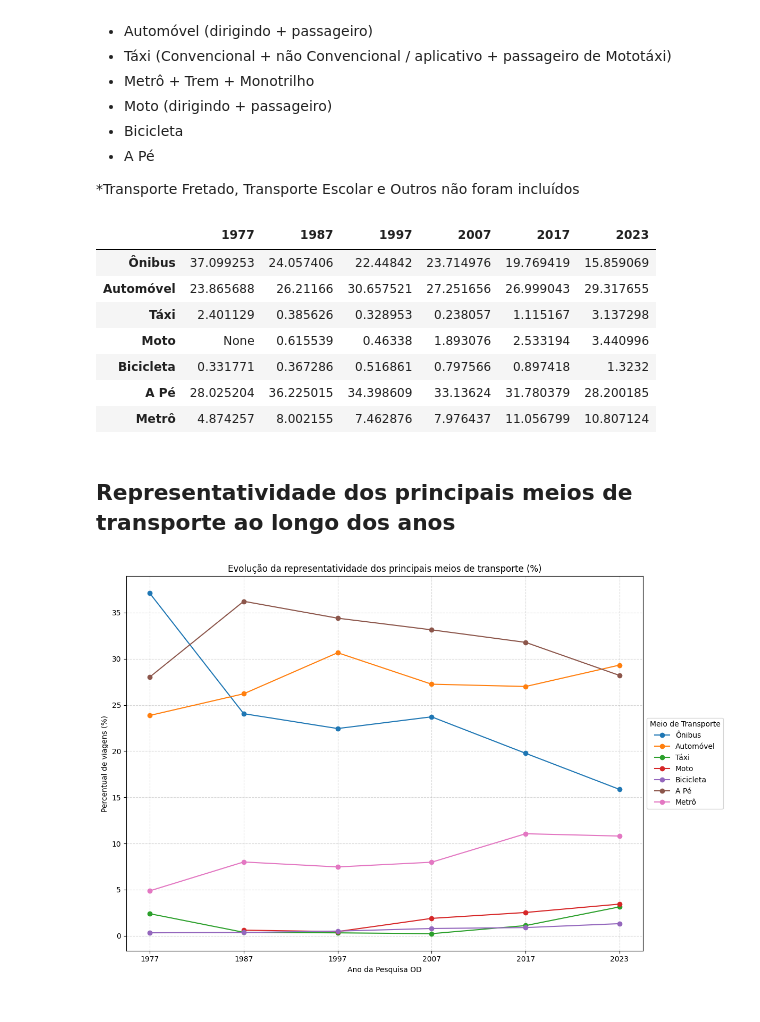
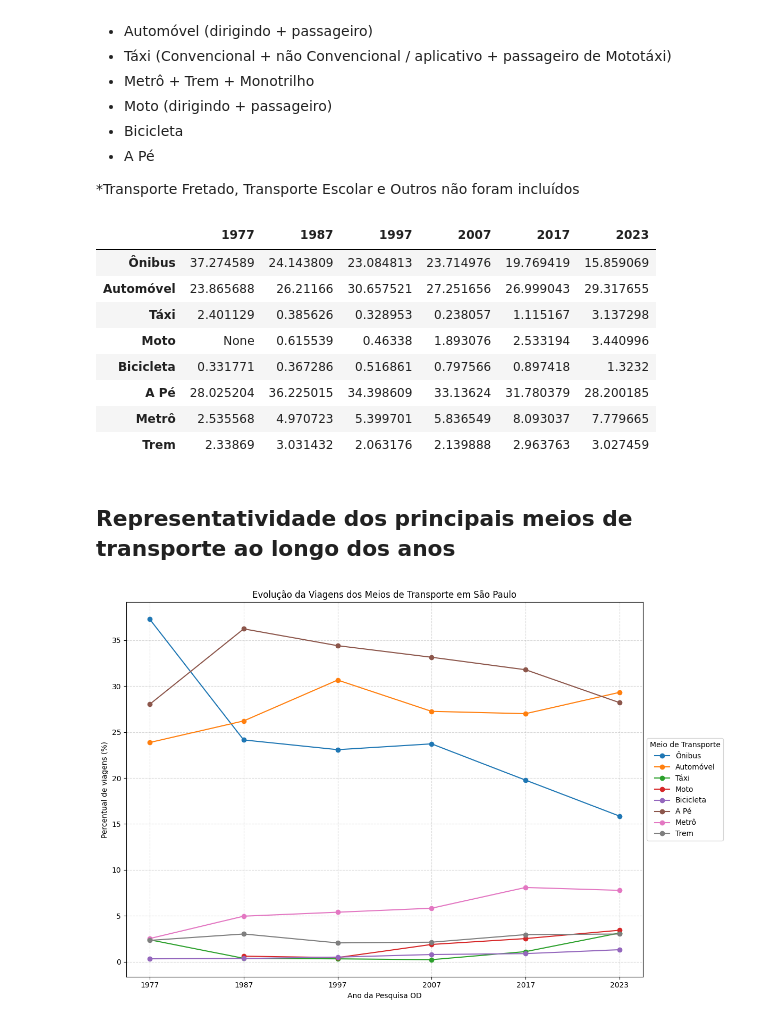
Before and after one commit to gustavo-rmontes/TCC, a Jupyter notebook: analysis_scripts/modes_over_years.ipynb, the cells around one changed output. Drawn from its saved outputs; the diff is of its cells as text; code cells hidden in the pictures.

Commit message:
refactor(modes_over_years): disaggregate Trem and Metrô values and include Lotação/Perua travels in Ônibus representative percentage

```diff
--- a/analysis_scripts/modes_over_years.ipynb
+++ b/analysis_scripts/modes_over_years.ipynb
@@ -210,13 +217,14 @@ main_modes_percent_97 = {
 main_modes_97_df = pd.DataFrame(main_modes_percent_97, index=["Percentual"]).T
 # %%
 # Adiciona os percentuais ao dataframe de análise final
-final_df.loc["Ônibus", "1997"] = main_modes_97_df.loc["Ônibus", "Percentual"]
+final_df.loc["Ônibus", "1997"] = main_modes_97_df.loc["Ônibus", "Percentual"] + main_modes_97_df.loc["Lotação/Perua", "Percentual"]
 final_df.loc["Automóvel", "1997"] = main_modes_97_df.loc["Dirigindo Automóvel", "Percentual"] + main_modes_97_df.loc["Passageiro de Automóvel", "Percentual"]
 final_df.loc["Táxi", "1997"] = main_modes_97_df.loc["Táxi", "Percentual"]
 final_df.loc["Moto", "1997"] = main_modes_97_df.loc["Moto", "Percentual"]
 final_df.loc["Bicicleta", "1997"] = main_modes_97_df.loc["Bicicleta", "Percentual"]
 final_df.loc["A Pé", "1997"] = main_modes_97_df.loc["A Pé", "Percentual"]
-final_df.loc["Metrô", "1997"] = main_modes_97_df.loc["Metrô", "Percentual"] + main_modes_97_df.loc["Trem", "Percentual"]
+final_df.loc["Metrô", "1997"] = main_modes_97_df.loc["Metrô", "Percentual"]
+final_df.loc["Trem", "1997"] = main_modes_97_df.loc["Trem", "Percentual"]
 final_df
 # %% [output]
 |  | 1977 | 1987 | 1997 | 2007 | 2017 | 2023 |
@@ -277,7 +286,8 @@ final_df.loc["Táxi", "2007"] = main_modes_07_df.loc["Táxi", "Percentual"]
 final_df.loc["Moto", "2007"] = main_modes_07_df.loc["Moto", "Percentual"]
 final_df.loc["Bicicleta", "2007"] = main_modes_07_df.loc["Bicicleta", "Percentual"]
 final_df.loc["A Pé", "2007"] = main_modes_07_df.loc["A pé", "Percentual"]
-final_df.loc["Metrô", "2007"] = main_modes_07_df.loc["Metrô", "Percentual"] + main_modes_07_df.loc["Trem", "Percentual"]
+final_df.loc["Metrô", "2007"] = main_modes_07_df.loc["Metrô", "Percentual"]
+final_df.loc["Trem", "2007"] = main_modes_07_df.loc["Trem", "Percentual"]
 final_df
 # %% [output]
 |  | 1977 | 1987 | 1997 | 2007 | 2017 | 2023 |
@@ -338,7 +349,8 @@ final_df.loc["Táxi", "2017"] = main_modes_17_df.loc["Táxi Convencional", "Perc
 final_df.loc["Moto", "2017"] = main_modes_17_df.loc["Dirigindo Moto", "Percentual"] + main_modes_17_df.loc["Passageiro Moto", "Percentual"]
 final_df.loc["Bicicleta", "2017"] = main_modes_17_df.loc["Bicicleta", "Percentual"]
 final_df.loc["A Pé", "2017"] = main_modes_17_df.loc["A Pé", "Percentual"]
-final_df.loc["Metrô", "2017"] = main_modes_17_df.loc["Metrô", "Percentual"] + main_modes_17_df.loc["Trem", "Percentual"] + main_modes_17_df.loc["Monotrilho", "Percentual"]
+final_df.loc["Metrô", "2017"] = main_modes_17_df.loc["Metrô", "Percentual"] + main_modes_17_df.loc["Monotrilho", "Percentual"]
+final_df.loc["Trem", "2017"] = main_modes_17_df.loc["Trem", "Percentual"]
 final_df
 # %% [output]
 |  | 1977 | 1987 | 1997 | 2007 | 2017 | 2023 |
@@ -400,30 +413,32 @@ final_df.loc["Táxi", "2023"] = main_modes_23_df.loc["Táxi Convencional", "Perc
 final_df.loc["Moto", "2023"] = main_modes_23_df.loc["Dirigindo Moto", "Percentual"] + main_modes_23_df.loc["Passageiro Moto", "Percentual"]
 final_df.loc["Bicicleta", "2023"] = main_modes_23_df.loc["Bicicleta", "Percentual"]
 final_df.loc["A Pé", "2023"] = main_modes_23_df.loc["A Pé", "Percentual"]
-final_df.loc["Metrô", "2023"] = main_modes_23_df.loc["Metrô", "Percentual"] + main_modes_23_df.loc["Trem", "Percentual"] + main_modes_23_df.loc["Monotrilho", "Percentual"]
+final_df.loc["Metrô", "2023"] = main_modes_23_df.loc["Metrô", "Percentual"]+ main_modes_23_df.loc["Monotrilho", "Percentual"]
+final_df.loc["Trem", "2023"] = main_modes_23_df.loc["Trem", "Percentual"]
 final_df
 # %% [output]
 |  | 1977 | 1987 | 1997 | 2007 | 2017 | 2023 |
-| Ônibus | 37.099253 | 24.057406 | 22.44842 | 23.714976 | 19.769419 | 15.859069 |
+| Ônibus | 37.274589 | 24.143809 | 23.084813 | 23.714976 | 19.769419 | 15.859069 |
 | Automóvel | 23.865688 | 26.21166 | 30.657521 | 27.251656 | 26.999043 | 29.317655 |
 | Táxi | 2.401129 | 0.385626 | 0.328953 | 0.238057 | 1.115167 | 3.137298 |
 | Moto | None | 0.615539 | 0.46338 | 1.893076 | 2.533194 | 3.440996 |
 | Bicicleta | 0.331771 | 0.367286 | 0.516861 | 0.797566 | 0.897418 | 1.3232 |
 | A Pé | 28.025204 | 36.225015 | 34.398609 | 33.13624 | 31.780379 | 28.200185 |
-| Metrô | 4.874257 | 8.002155 | 7.462876 | 7.976437 | 11.056799 | 10.807124 |
+| Metrô | 2.535568 | 4.970723 | 5.399701 | 5.836549 | 8.093037 | 7.779665 |
+| Trem | 2.33869 | 3.031432 | 2.063176 | 2.139888 | 2.963763 | 3.027459 |
 # %% [markdown]
 ## Representatividade dos principais meios de transporte ao longo dos anos
 # %%
 plt.figure(figsize=(12, 8))
 for mode in final_df.index:
     plt.plot(final_df.columns, final_df.loc[mode], marker='o', label=mode)
 
-plt.title('Evolução da representatividade dos principais meios de transporte (%)')
+plt.title('Evolução da Viagens dos Meios de Transporte em São Paulo')
 plt.xlabel('Ano da Pesquisa OD')
 plt.ylabel('Percentual de viagens (%)')
 plt.legend(title='Meio de Transporte', loc='center left', bbox_to_anchor=(1, 0.5))
 plt.grid(True, linestyle='--', alpha=0.5)
 plt.tight_layout()
 plt.show()
 # %% [output]
-[figure, old version]
+[figure, new version]
```
Also changed, not shown: parts of 13 cells of this notebook.
